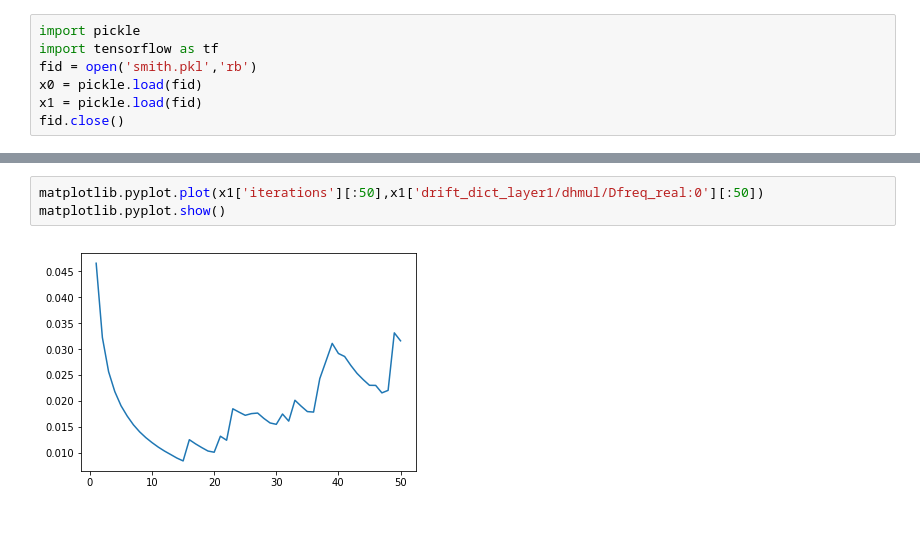
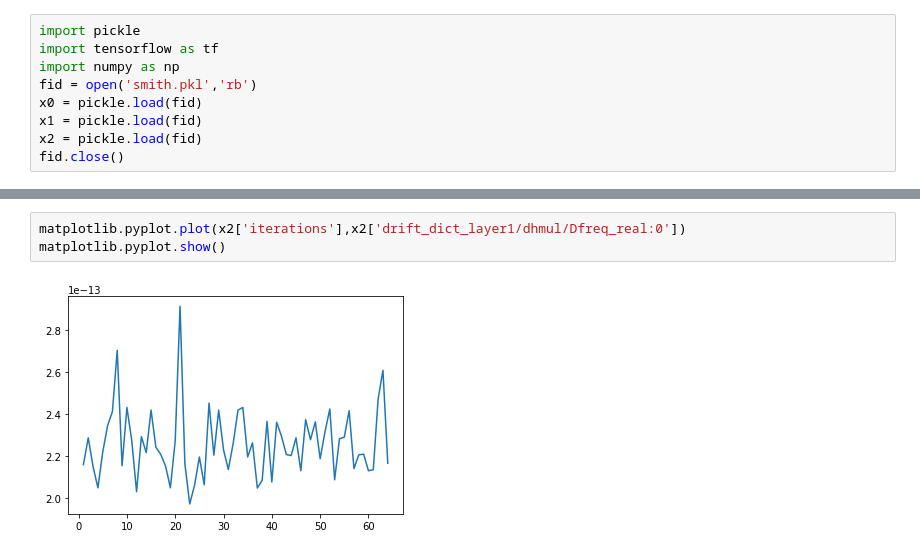
Before and after one commit to lrr0001/ML-onlineCDL-LRU, a Jupyter notebook: Drift_even_after_removing_equal_eigen_check.ipynb, the cells around one changed output, grey strips where cells are left out. Cells and saved outputs as stored; diff of their text form; blank space fills up the shorter version.

Commit message:
It appears that the drift problem is gone. Not sure what happened there... Maybe I forgot to pull changes?

```diff
--- a/Drift_even_after_removing_equal_eigen_check.ipynb
+++ b/Drift_even_after_removing_equal_eigen_check.ipynb
@@ -1,9 +1,11 @@
 # %%
 import pickle
 import tensorflow as tf
+import numpy as np
 fid = open('smith.pkl','rb')
 x0 = pickle.load(fid)
 x1 = pickle.load(fid)
+x2 = pickle.load(fid)
 fid.close()
 # %%
 for ii in x0:
@@ -27,7 +35,7 @@ matplotlib.pyplot.show()
 # %% [output]
 [figure]
 # %%
-matplotlib.pyplot.plot(x1['iterations'][:50],x1['drift_dict_layer1/dhmul/Dfreq_real:0'][:50])
+matplotlib.pyplot.plot(x2['iterations'],x2['drift_dict_layer1/dhmul/Dfreq_real:0'])
 matplotlib.pyplot.show()
 # %% [output]
-[figure, old version]
+[figure, new version]
```
Also changed, not shown: parts of 2 cells of this notebook, 1 other file.
